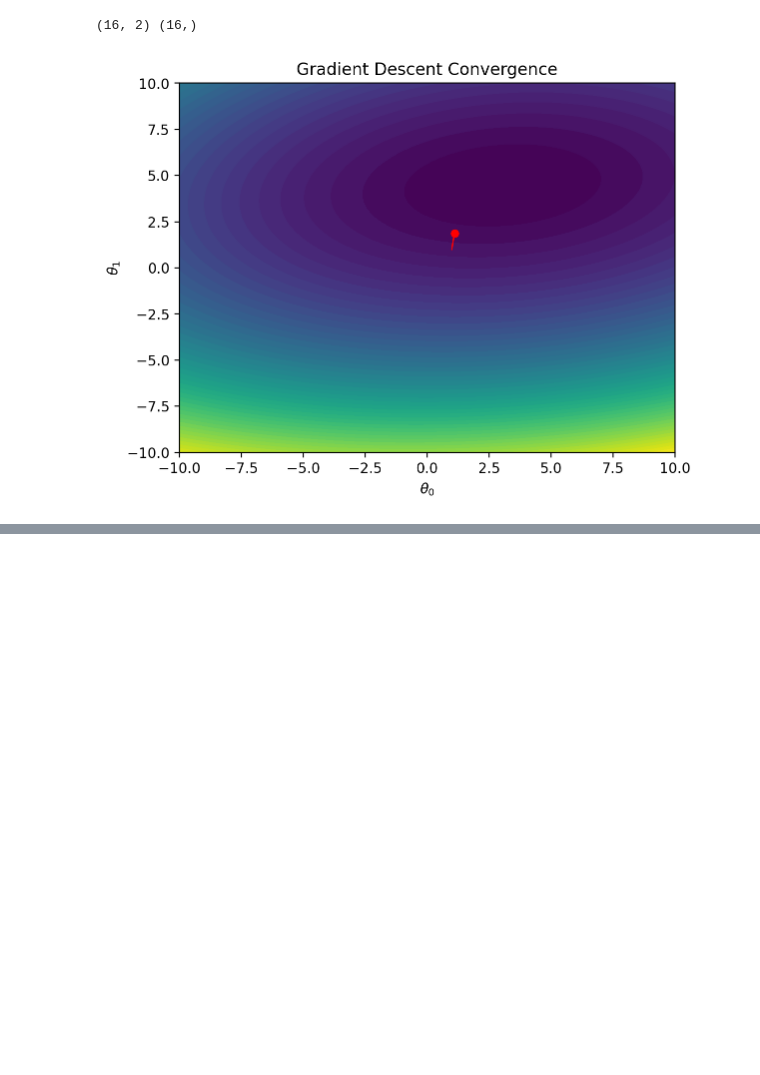
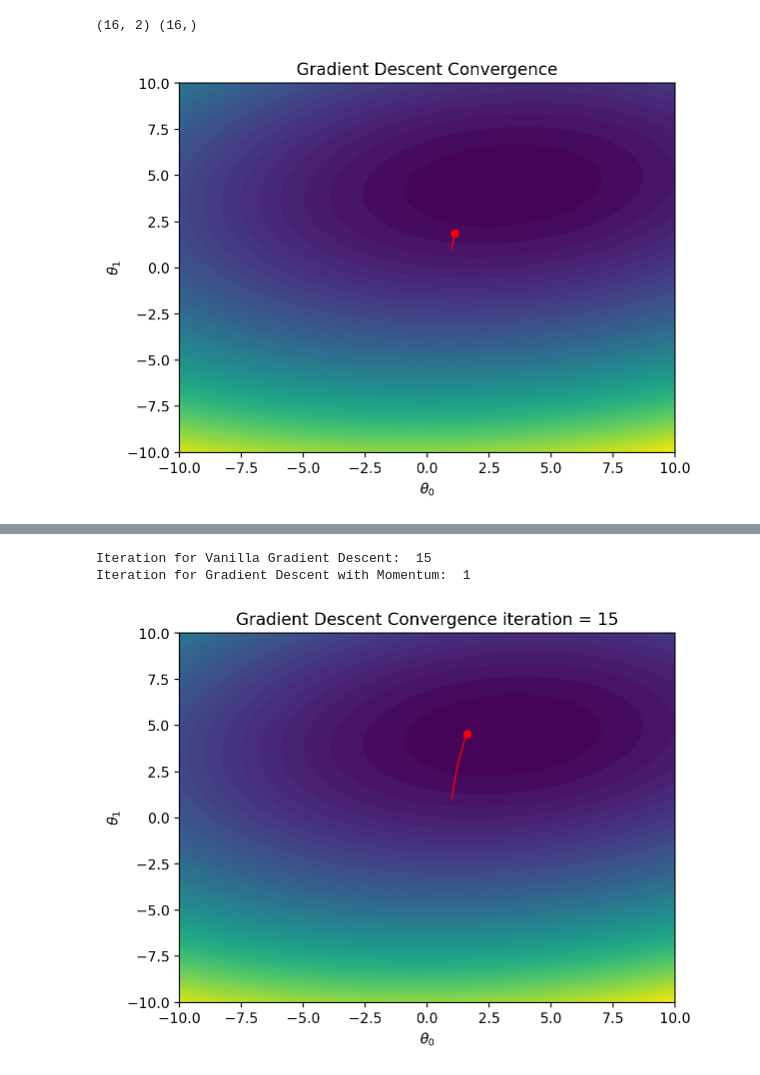
Before and after one commit to HarshilShah1804/ES335_Assignment2, a Jupyter notebook: task1.ipynb, the cells around one changed output, grey strips where cells are left out. Saved outputs shown, nothing was run; the diff lists cells and outputs as text; code cells hidden in the pictures; blank space fills up the shorter version.

```diff
--- a/task1.ipynb
+++ b/task1.ipynb
@@ -389,0 +425,76 @@ plt.show()
+# %%
+gd_m = gradient_descent_with_momentum(x1, y, lr, epochs, 0.9)
+loss_gdm = gd_m[1]
+theta_vals_gdm = np.array(gd_m[0])
+v_gdm = gd_m[2]
+# %%
+gdm_iteration = None
+for i in range(1, len(loss_gdm)):
+    if loss_gdm[i] - loss_gdm[i-1] < epsilon:
+        gdm_iteration = i
+        break
+print("Iteration for Vanilla Gradient Descent: ", min_loss_fb_epoch)
+print("Iteration for Gradient Descent with Momentum: ", gdm_iteration)
+# %% [output]
+Iteration for Vanilla Gradient Descent:  15
+Iteration for Gradient Descent with Momentum:  1
+# %%
+theta_vals=theta_vals_gdm
+loss_vals = loss_gdm
+# print(theta_vals.shape, loss_vals.shape)
+
+# Generate a grid for theta_0 and theta_1 values to create the contour plot
+theta_0_vals = np.linspace(-10, 10, 100)
+theta_1_vals = np.linspace(-10, 10, 100)
+theta_0_grid, theta_1_grid = np.meshgrid(theta_0_vals, theta_1_vals)
+
+# Calculate the loss for each point in the grid to create the contour plot
+loss_grid = np.zeros_like(theta_0_grid)
+for i in range(theta_0_grid.shape[0]):
+    for j in range(theta_0_grid.shape[1]):
+        theta_tensor = torch.tensor([theta_0_grid[i, j], theta_1_grid[i, j]], dtype=torch.float32).view(-1, 1)
+        y_pred = model(x1, theta_tensor).squeeze()  # Remove singleton dimension
+        loss = loss_fn(y_pred, y)
+        loss_grid[i, j] = loss.item()
+
+# Set up the figure and axis
+fig, ax = plt.subplots()
+
+# Create the contour plot
+contour = ax.contourf(theta_0_grid, theta_1_grid, loss_grid, levels=50, cmap='viridis')
+ax.set_xlabel(r'$\theta_0$')
+ax.set_ylabel(r'$\theta_1$')
+ax.set_title(f'Gradient Descent Convergence iteration = 0')
+
+# Create a point and a line to represent the path of theta updates
+point, = ax.plot([], [], 'ro', markersize=5)
+line, = ax.plot([], [], 'r-', linewidth=1)
+
+# Initialize the animation
+def init():
+    point.set_data([], [])
+    line.set_data([], [])
+    return point, line
+
+# Update function for animation
+def update(frame):
+    if frame < len(theta_vals):
+        # Extract theta_0 and theta_1 values
+        theta_0, theta_1 = theta_vals[frame]
+        point.set_data(theta_0, theta_1)
+
+        # Update the path line
+        line.set_data(theta_vals[:frame + 1, 0], theta_vals[:frame + 1, 1])
+    ax.set_title(f'Gradient Descent Convergence iteration = {frame}')
+    return point, line
+
+# Create the animation with the correct number of frames
+ani = animation.FuncAnimation(fig, update, frames=len(theta_vals), init_func=init, blit=True, interval=500)
+
+# Save the animation as a GIF (requires PillowWriter)
+ani.save('Gradient Descent with Momentum.gif', writer='pillow', fps=2)
+
+# Display the plot
+plt.show()
+# %% [output]
+[figure, added]
```
Also changed, not shown: parts of 5 cells of this notebook.
